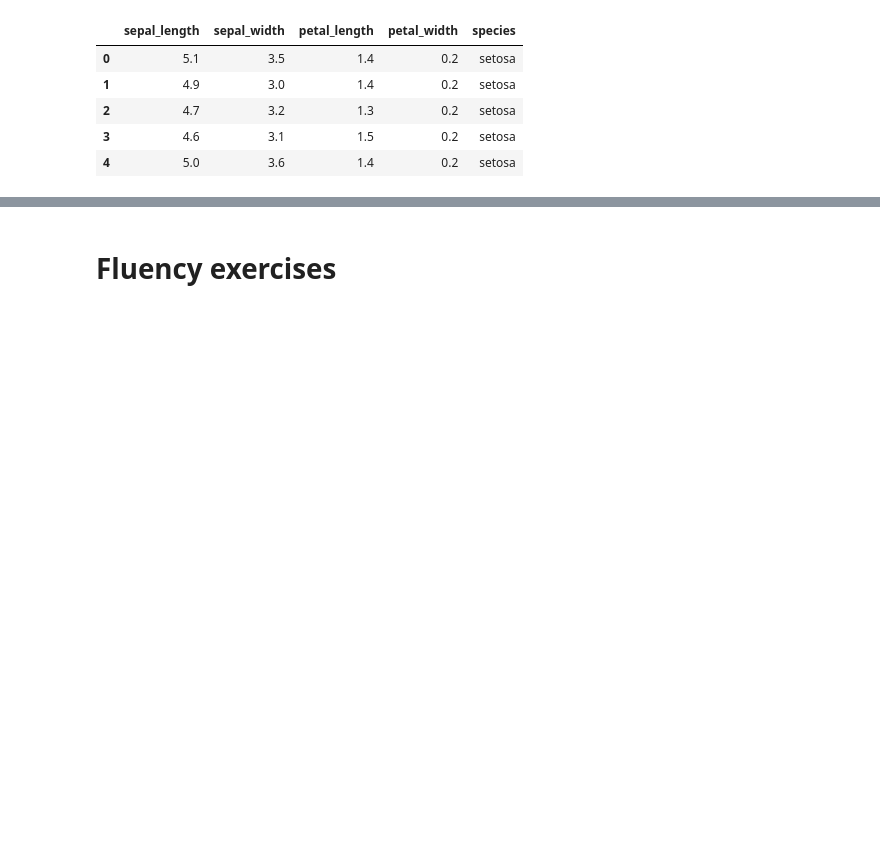
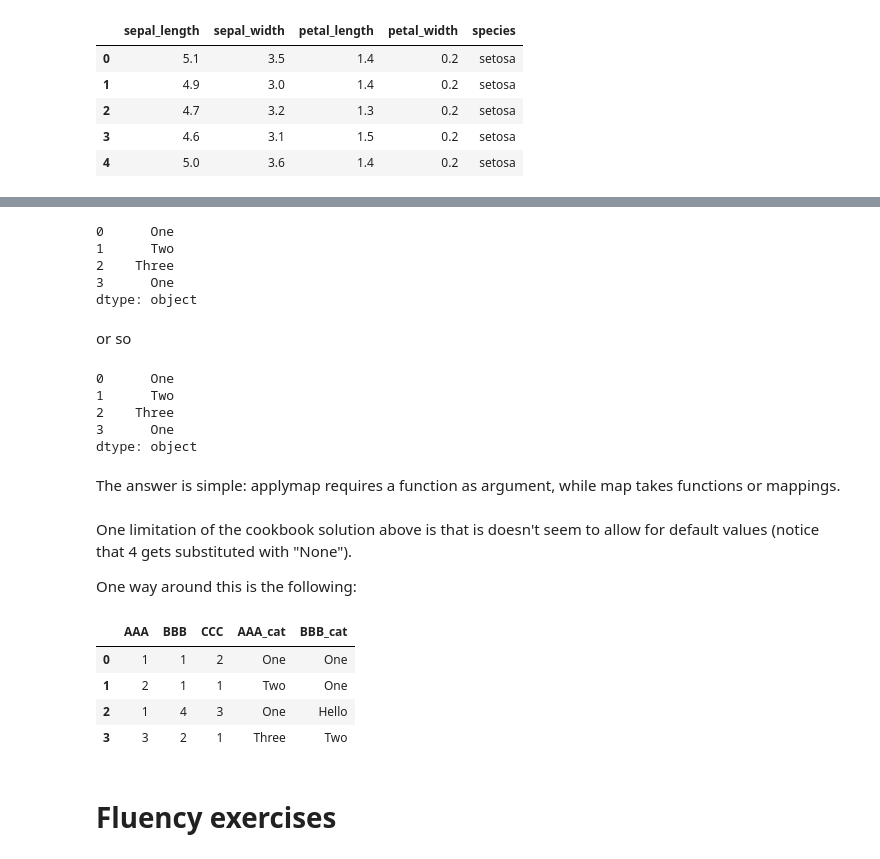
Before and after one commit to fabiangunzinger/blog, a Jupyter notebook: _notebooks/2021-03-12-pandas-essentials.ipynb, the cells around one changed output, grey strips where cells are left out. Drawn from its saved outputs; the diff is of its cells as text; code cells hidden in the pictures; blank space fills up the shorter version.

```diff
--- a/_notebooks/2021-03-12-pandas-essentials.ipynb
+++ b/_notebooks/2021-03-12-pandas-essentials.ipynb
@@ -245,3 +182,37 @@ pieces['setosa'].head()
+# %%
+s = pd.Series([1, 2, 3, 1])
+s.map(cats)
+# %% [output]
+0      One
+1      Two
+2    Three
+3      One
+dtype: object
+# %% [markdown]
+or so
+# %%
+s.map(cats.get)
+# %% [output]
+0      One
+1      Two
+2    Three
+3      One
+dtype: object
+# %% [markdown]
+The answer is simple: applymap requires a function as argument, while map takes functions or mappings.
+# %% [markdown]
+One limitation of the cookbook solution above is that is doesn't seem to allow for default values (notice that 4 gets substituted with "None").
+
+One way around this is the following:
+# %%
+df[new_cols] = df[source_cols].applymap(lambda x: cats.get(x, 'Hello'))
+df
+# %% [output]
+|  | AAA | BBB | CCC | AAA_cat | BBB_cat |
+| 0 | 1 | 1 | 2 | One | One |
+| 1 | 2 | 1 | 1 | Two | One |
+| 2 | 1 | 4 | 3 | One | Hello |
+| 3 | 3 | 2 | 1 | Three | Two |
 # %% [markdown]
 # Fluency exercises
 # %% [markdown]
```
Also changed, not shown: parts of 28 cells of this notebook, 2 other files.
